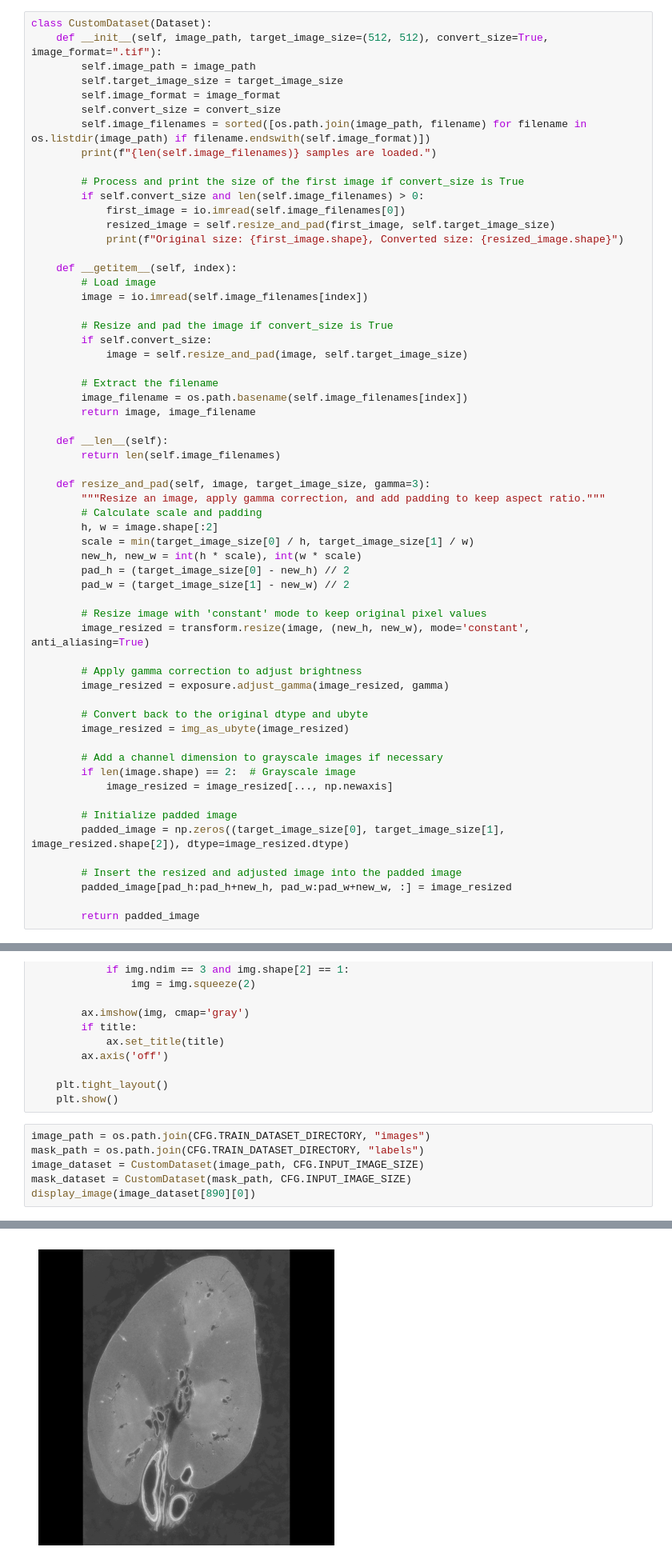
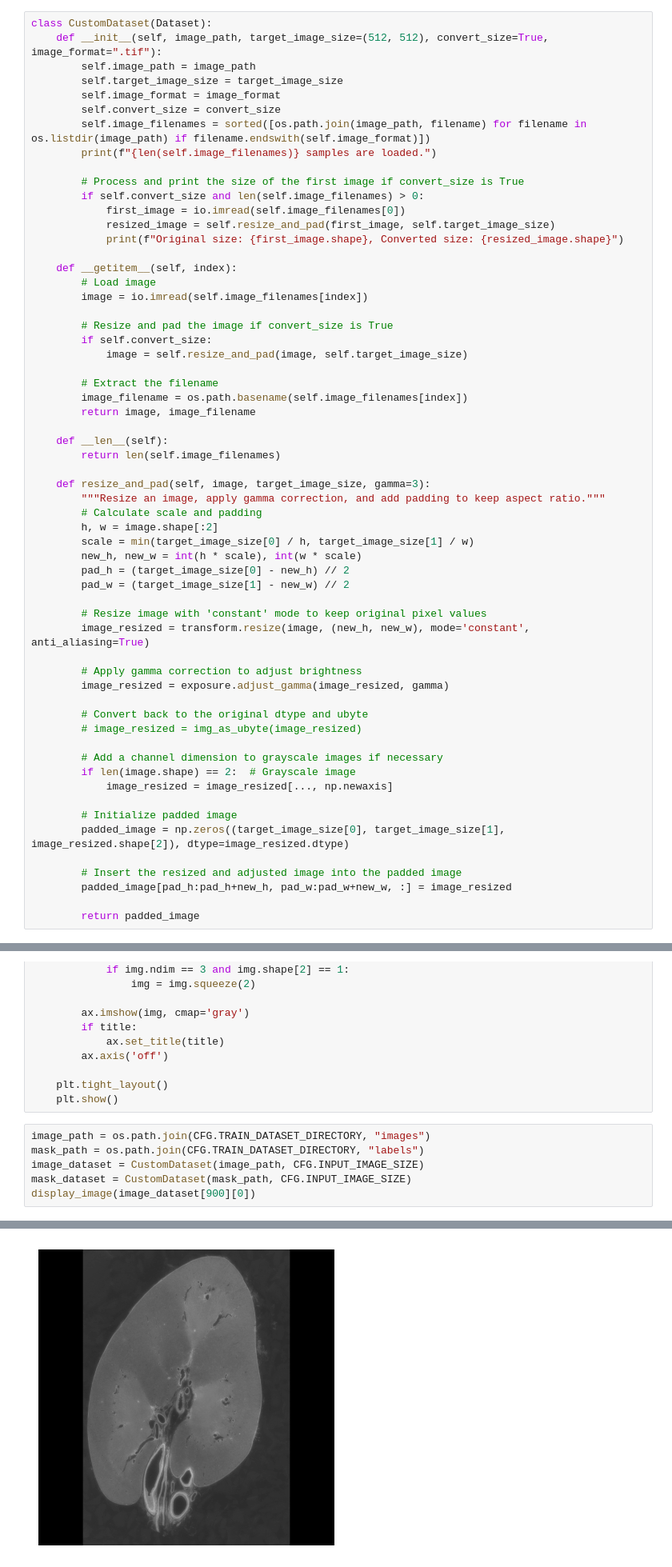
Before and after one commit to Kaggler-uofa/jin, a Jupyter notebook: dataset.ipynb, the cells around one changed output, grey strips where cells are left out. Shown at 80% size. Drawn from its saved outputs; the diff is of its cells as text.

```diff
--- a/dataset.ipynb
+++ b/dataset.ipynb
@@ -108,7 +108,7 @@ class CustomDataset(Dataset):
         image_resized = exposure.adjust_gamma(image_resized, gamma)
 
         # Convert back to the original dtype and ubyte
-        image_resized = img_as_ubyte(image_resized)
+        # image_resized = img_as_ubyte(image_resized)
 
         # Add a channel dimension to grayscale images if necessary
         if len(image.shape) == 2:  # Grayscale image
@@ -163,15 +163,15 @@ def display_image(images, titles=None, max_cols=4):
 # %%
 image_path = os.path.join(CFG.TRAIN_DATASET_DIRECTORY, "images")
 mask_path = os.path.join(CFG.TRAIN_DATASET_DIRECTORY, "labels")
 image_dataset = CustomDataset(image_path, CFG.INPUT_IMAGE_SIZE)
 mask_dataset = CustomDataset(mask_path, CFG.INPUT_IMAGE_SIZE)
-display_image(image_dataset[890][0])
+display_image(image_dataset[900][0])
 # %% [output]
 2279 samples are loaded.
 Original size: (1303, 912), Converted size: (1024, 1024, 1)
 2279 samples are loaded.
 Original size: (1303, 912), Converted size: (1024, 1024, 1)
-[figure, old version]
+[figure, new version]
 # %%
 original_image = io.imread(os.path.join(image_path, "0900.tif"))
 display_image([original_image, image_dataset[900][0]], ["Original", "Processed"])
```
Also changed, not shown: parts of 6 cells of this notebook.
